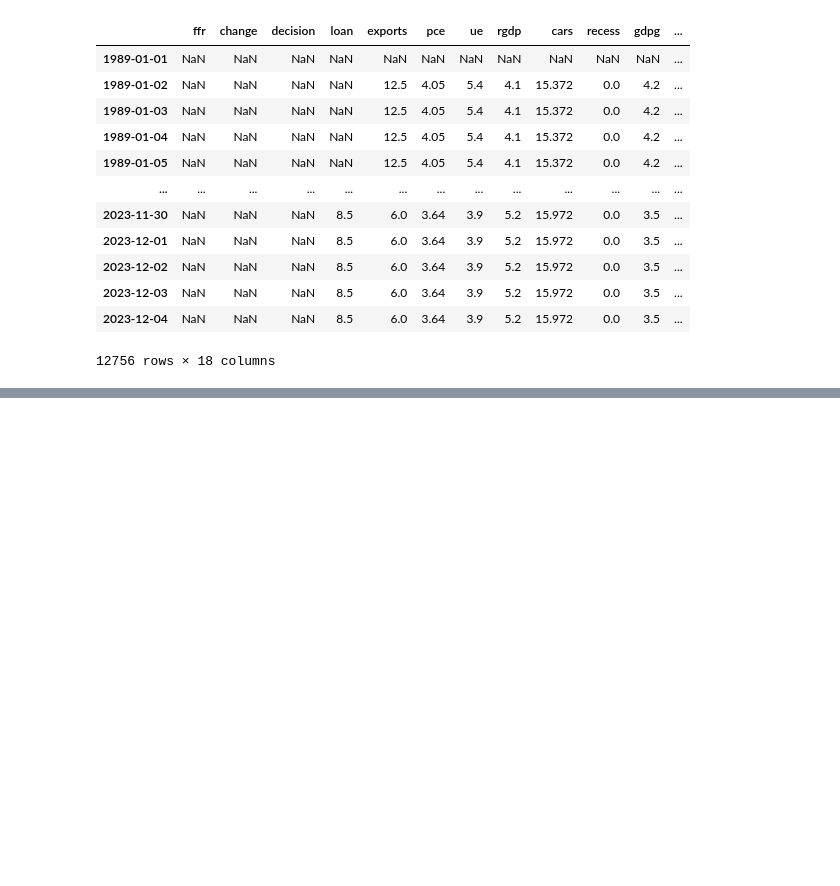
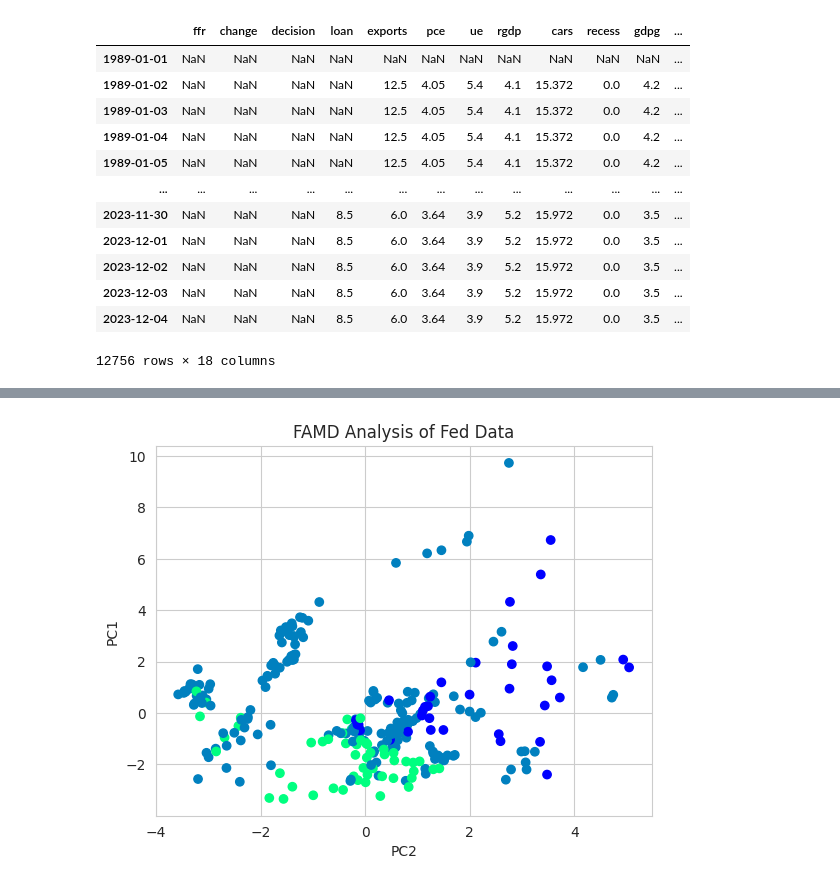
Before and after one commit to elmella/how-interest-ing, a Jupyter notebook: jakob_setup.ipynb, the cells around one changed output, grey strips where cells are left out. Drawn from its saved outputs; the diff is of its cells as text; code cells hidden in the pictures; blank space fills up the shorter version.

Commit message:
wilson famd edits

```diff
--- a/jakob_setup.ipynb
+++ b/jakob_setup.ipynb
@@ -78,0 +77,9 @@ forecast_n_days_prior(df, 7)
+# %%
+df_numeric = days_prior.drop(['decision', 'recess', 'fed_party', 'potus_party'], axis=1)
+print(df_numeric.shape)
+scaler = StandardScaler()
+df_numeric = scaler.fit_transform(df_numeric)
+df_numeric = pd.DataFrame(df_numeric, index=days_prior.index)
+
+df_encoded = days_prior[['decision', 'recess', 'fed_party', 'potus_party']]
+df_encoded.shape
@@ -78,0 +89,4 @@ forecast_n_days_prior(df, 7)
+# %%
+df_categorical = df_encoded.astype(str)
+df_categorical.dtypes
+df_categorical.shape
@@ -78,0 +106,4 @@ forecast_n_days_prior(df, 7)
+# %%
+days_prior_mixed = pd.concat([df_numeric, df_categorical], axis=1)
+print(days_prior_mixed.dtypes)
+days_prior_mixed.shape
@@ -78,0 +135,20 @@ forecast_n_days_prior(df, 7)
+# %%
+# Do PCA Analysis on the data to reduce dimension to 2
+from sklearn.decomposition import PCA
+from sklearn.preprocessing import StandardScaler
+import matplotlib.pyplot as plt
+from prince import FAMD
+import numpy as np
+
+X = days_prior_mixed.drop(['decision'], axis=1)
+y = days_prior_mixed['decision']
+
+# scaler = StandardScaler()
+# X_scaled = scaler.fit_transform(X)
+
+famd = FAMD(n_components=7)
+X_famd = famd.fit_transform(X)
+
+famd.eigenvalues_summary
+# explained_variance_ratio = famd.singular_values_ ** 2 / np.sum(famd.singular_values_ ** 2)
+# print(explained_variance_ratio)
@@ -78,0 +230,9 @@ forecast_n_days_prior(df, 7)
+# %%
+# Visualize the whole dataset in 2D
+plt.scatter(X_famd[:][1], X_famd[:][0], c=y.astype(float), cmap='winter')
+plt.title('FAMD Analysis of Fed Data')
+plt.xlabel('PC2')
+plt.ylabel('PC1')
+plt.show()
+# %% [output]
+[figure, added]
```
Also changed, not shown: parts of 14 cells of this notebook, 1 other file.
